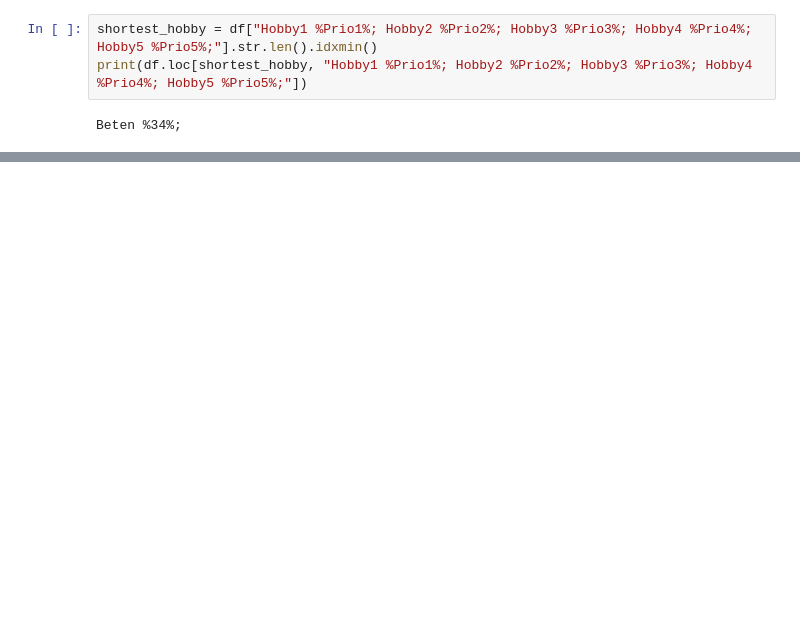
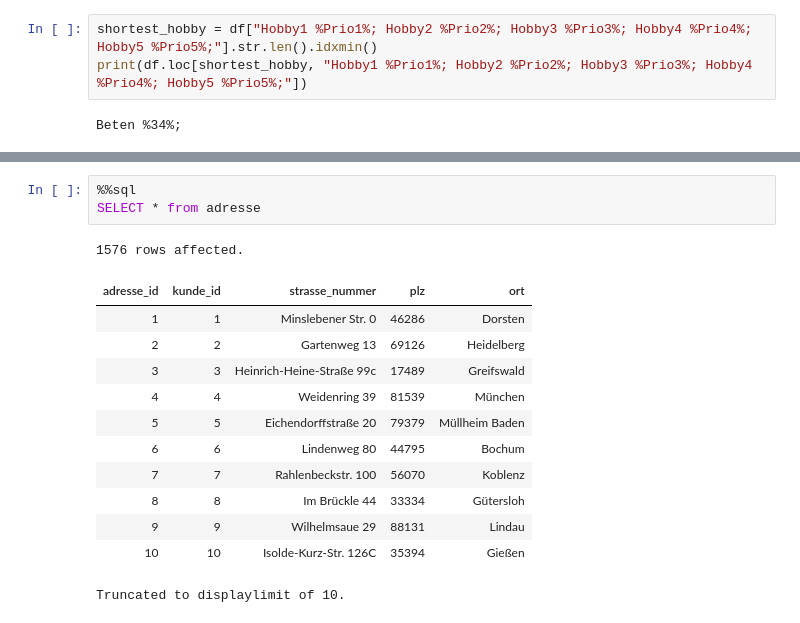
Before and after one commit to Sweet-Lunalotl/LetsMeet_Luna, a Jupyter notebook: notebooks/Akt1.ipynb, the cells around one changed output, grey strips where cells are left out. Cells and saved outputs as stored; diff of their text form; blank space fills up the shorter version.

```diff
--- a/notebooks/Akt1.ipynb
+++ b/notebooks/Akt1.ipynb
@@ -166,0 +235,17 @@ Tabellen angelegt
+# %%
+%%sql
+SELECT * from adresse
+# %% [output]
+1576 rows affected.
+| adresse_id | kunde_id | strasse_nummer | plz | ort |
+| 1 | 1 | Minslebener Str. 0 | 46286 | Dorsten |
+| 2 | 2 | Gartenweg 13 | 69126 | Heidelberg |
+| 3 | 3 | Heinrich-Heine-Straße 99c | 17489 | Greifswald |
+| 4 | 4 | Weidenring 39 | 81539 | München |
+| 5 | 5 | Eichendorffstraße 20 | 79379 | Müllheim Baden |
+| 6 | 6 | Lindenweg 80 | 44795 | Bochum |
+| 7 | 7 | Rahlenbeckstr. 100 | 56070 | Koblenz |
+| 8 | 8 | Im Brückle 44 | 33334 | Gütersloh |
+| 9 | 9 | Wilhelmsaue 29 | 88131 | Lindau |
+| 10 | 10 | Isolde-Kurz-Str. 126C | 35394 | Gießen |
+Truncated to displaylimit of 10.
```
Also changed, not shown: parts of 14 cells of this notebook, 3 other files.
